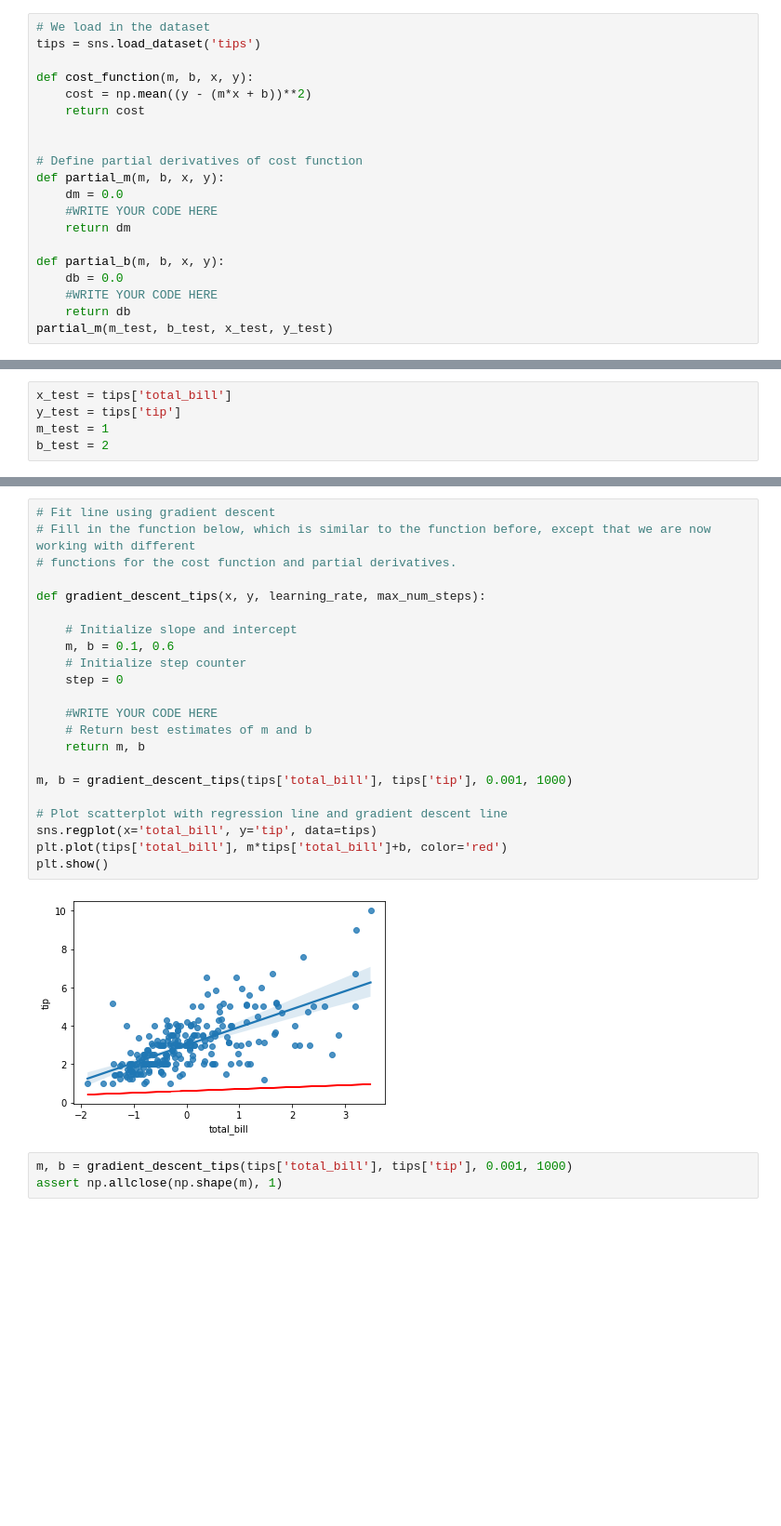
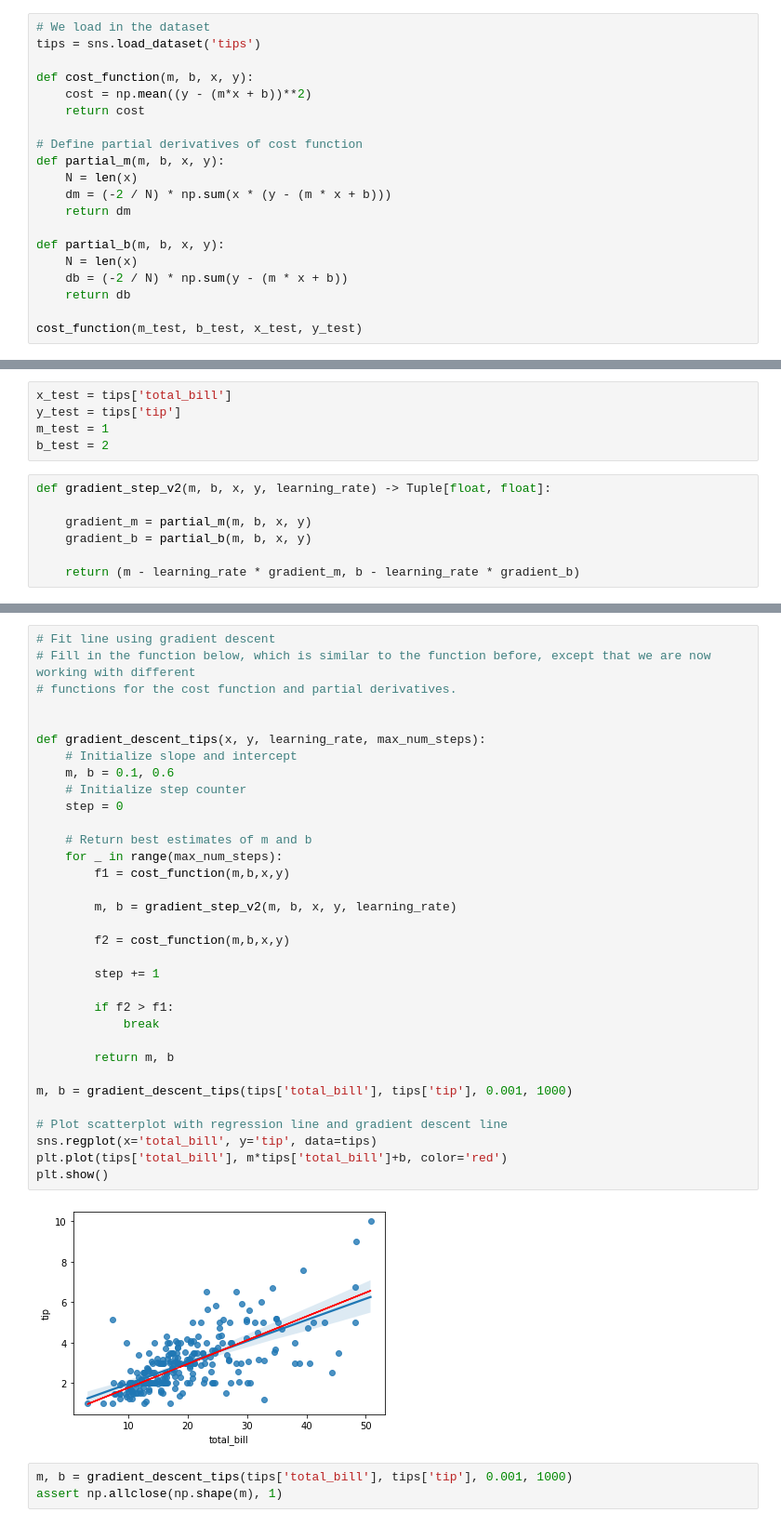
Before and after one commit to basten-leeftink/Toegepaste-Machene-Learning-Basten, a Jupyter notebook: Week5/AssignmentWeek5.ipynb, the cells around one changed output, grey strips where cells are left out. Shown at 93% size. Cells and saved outputs as stored; diff of their text form; blank space fills up the shorter version.

```diff
--- a/Week5/AssignmentWeek5.ipynb
+++ b/Week5/AssignmentWeek5.ipynb
@@ -243,16 +243,16 @@ def cost_function(m, b, x, y):
     cost = np.mean((y - (m*x + b))**2)
     return cost
 
-
 # Define partial derivatives of cost function
 def partial_m(m, b, x, y):
-    dm = 0.0
-    #WRITE YOUR CODE HERE
+    N = len(x)
+    dm = (-2 / N) * np.sum(x * (y - (m * x + b)))
     return dm
 
 def partial_b(m, b, x, y):
-    db = 0.0
-    #WRITE YOUR CODE HERE
+    N = len(x)
+    db = (-2 / N) * np.sum(y - (m * x + b))
     return db
-partial_m(m_test, b_test, x_test, y_test)
+
+cost_function(m_test, b_test, x_test, y_test)
 # %% [output]
@@ -262,3 +262,10 @@ x_test = tips['total_bill']
 y_test = tips['tip']
 m_test = 1
 b_test = 2
+# %%
+def gradient_step_v2(m, b, x, y, learning_rate) -> Tuple[float, float]:
+
+    gradient_m = partial_m(m, b, x, y)
+    gradient_b = partial_b(m, b, x, y)
+
+    return (m - learning_rate * gradient_m, b - learning_rate * gradient_b)
@@ -265,27 +274,38 @@ b_test = 2
 # %%
 # Fit line using gradient descent
 # Fill in the function below, which is similar to the function before, except that we are now working with different
 # functions for the cost function and partial derivatives.
 
+
 def gradient_descent_tips(x, y, learning_rate, max_num_steps):
-
     # Initialize slope and intercept
     m, b = 0.1, 0.6
     # Initialize step counter
     step = 0
 
-    #WRITE YOUR CODE HERE
     # Return best estimates of m and b
-    return m, b
+    for _ in range(max_num_steps):
+        f1 = cost_function(m,b,x,y)
+
+        m, b = gradient_step_v2(m, b, x, y, learning_rate)
+
+        f2 = cost_function(m,b,x,y)
+
+        step += 1
+
+        if f2 > f1:
+            break
+
+        return m, b
 
 m, b = gradient_descent_tips(tips['total_bill'], tips['tip'], 0.001, 1000)
 
 # Plot scatterplot with regression line and gradient descent line
 sns.regplot(x='total_bill', y='tip', data=tips)
 plt.plot(tips['total_bill'], m*tips['total_bill']+b, color='red')
 plt.show()
 # %% [output]
-[figure, old version]
+[figure, new version]
 # %%
 m, b = gradient_descent_tips(tips['total_bill'], tips['tip'], 0.001, 1000)
 assert np.allclose(np.shape(m), 1)
```
Also changed, not shown: parts of 8 cells of this notebook.
